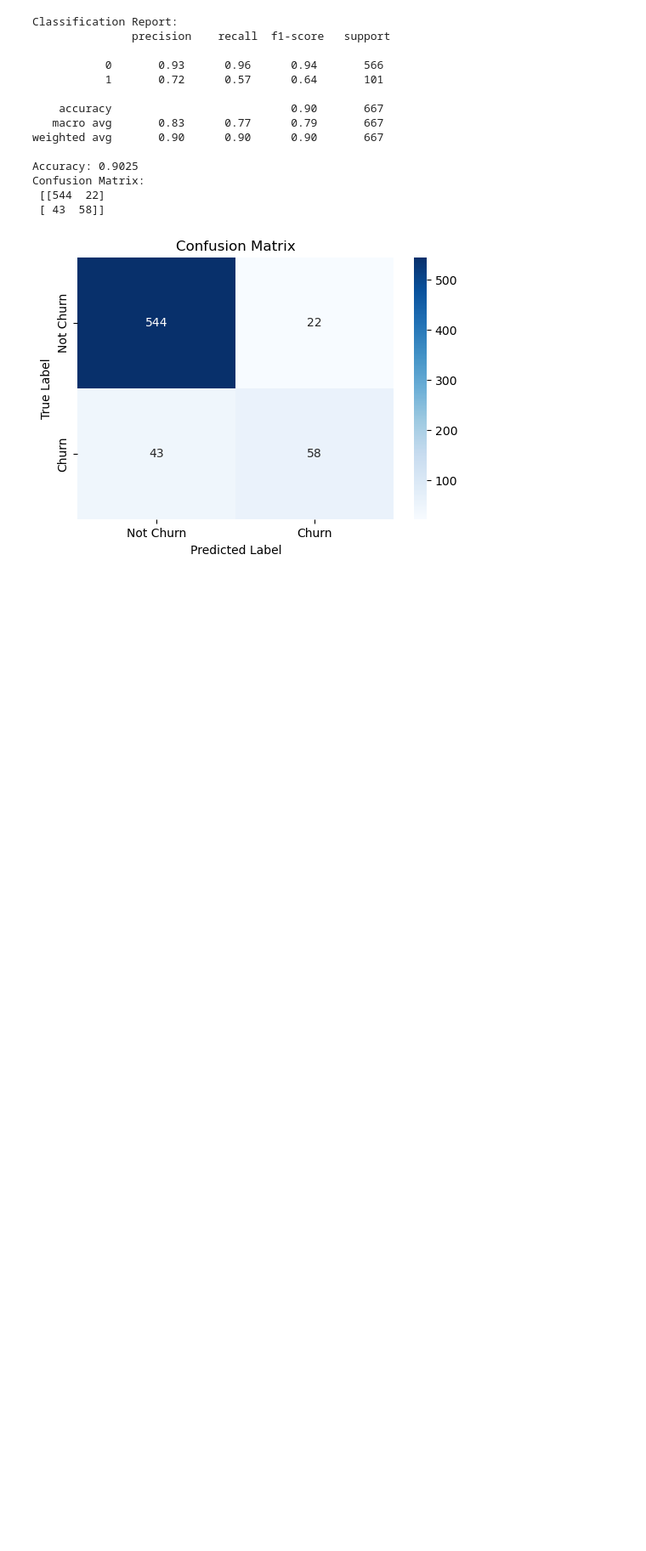
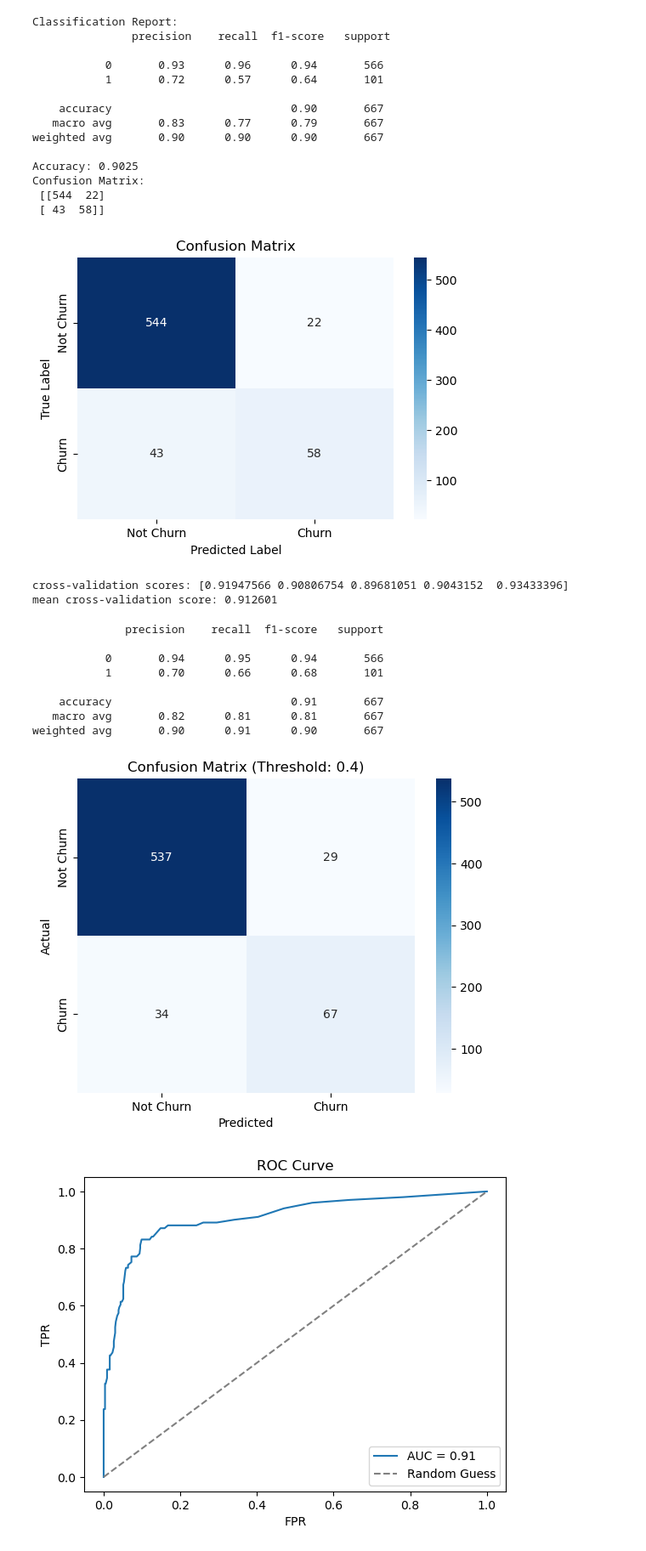
Before and after one commit to FildaKim/Churn-in-Telecoms-Project, a Jupyter notebook: index.ipynb, the cells around one changed output. Shown: that part at 85% size. Drawn from its saved outputs; the diff is of its cells as text; code cells hidden in the pictures; blank space fills up the shorter version.

```diff
--- a/index.ipynb
+++ b/index.ipynb
@@ -156,6 +112,7 @@ Highly correlated feature pairs: [('number vmail messages', 'voice mail plan_enc
 # %%
-X_train= X_train_encoded.drop(columns=["phone number", "area code", "total day charge", "total eve charge", "total night charge", "total intl charge"])
-X_test = X_test_encoded.drop(columns=["phone number", "area code", "total day charge", "total eve charge", "total night charge", "total intl charge"])
+columns_to_drop = ["phone number", "area code", "total day charge", "total eve charge", "total night charge", "total intl charge"]
+X_train= X_train_encoded.drop(columns = columns_to_drop)
+X_test = X_test_encoded.drop(columns=columns_to_drop)
 
 
 X_train.head()
@@ -174,15 +131,9 @@ from sklearn.preprocessing import StandardScaler
 # Initialize the scaler
 scaler = StandardScaler()
 
-# Fit only on training data to avoid data leakage
-X_train_scaled = scaler.fit_transform(X_train)
+X_train_scaled = pd.DataFrame(scaler.fit_transform(X_train), columns=X_train.columns)
+X_test_scaled = pd.DataFrame(scaler.transform(X_test), columns=X_test.columns)
 
-# Transform the test set using the same scaler
-X_test_scaled = scaler.transform(X_test)
-
-# Convert back to DataFrame for consistency
-X_train_scaled = pd.DataFrame(X_train_scaled, columns=X_train.columns)
-X_test_scaled = pd.DataFrame(X_test_scaled, columns=X_test.columns)
 
 # Verify scaling
 X_train_scaled.head()
@@ -255,11 +196,10 @@ Training data with top features:
 from sklearn.metrics import classification_report, confusion_matrix, accuracy_score
 
 # Retrain the Model on Top Features
-rf_top = RandomForestClassifier(random_state=42)
-rf_top.fit(X_train_top, y_train_encoded)
+rf.fit(X_train_top, y_train_encoded)
 
 # Make predictions on the test set
-y_pred = rf_top.predict(X_test_top)
+y_pred = rf.predict(X_test_top)
 
 # Print classification report
 print("Classification Report:\n", classification_report(y_test_encoded, y_pred))
@@ -297,3 +237,52 @@ Confusion Matrix:
  [[544  22]
  [ 43  58]]
 [figure]
+# %%
+from sklearn.model_selection import cross_val_score
+
+# Perform 5 fold cross vaildation
+cv_scores = cross_val_score(rf, X_train_top, y_train_encoded,cv=5, scoring='accuracy')
+
+print(f"cross-validation scores: {cv_scores}")
+print(f"mean cross-validation score: {cv_scores.mean():4f}")
+# %% [output]
+cross-validation scores: [0.91947566 0.90806754 0.89681051 0.9043152  0.93433396]
+mean cross-validation score: 0.912601
+# %%
+from sklearn.metrics import roc_curve
+from sklearn.metrics import roc_curve, roc_auc_score
+
+# Predict probabilities and adjust threshold
+threshold = 0.4
+y_prob = rf.predict_proba(X_test_top)[:, 1]
+y_pred = (y_prob >= threshold).astype(int)
+
+# Evaluation: Classification Report and Confusion Matrix
+print(classification_report(y_test_encoded, y_pred))
+sns.heatmap(confusion_matrix(y_test_encoded, y_pred), annot=True, fmt='d', cmap='Blues',
+            xticklabels=['Not Churn', 'Churn'], yticklabels=['Not Churn', 'Churn'])
+plt.title(f"Confusion Matrix (Threshold: {threshold})")
+plt.xlabel("Predicted")
+plt.ylabel("Actual")
+plt.show()
+
+# ROC Curve
+fpr, tpr, _ = roc_curve(y_test_encoded, y_prob)
+plt.plot(fpr, tpr, label=f"AUC = {roc_auc_score(y_test_encoded, y_prob):.2f}")
+plt.plot([0, 1], [0, 1], '--', color='gray', label="Random Guess")
+plt.xlabel("FPR")
+plt.ylabel("TPR")
+plt.title("ROC Curve")
+plt.legend()
+plt.show()
+# %% [output]
+              precision    recall  f1-score   support
+
+           0       0.94      0.95      0.94       566
+           1       0.70      0.66      0.68       101
+
+    accuracy                           0.91       667
+   macro avg       0.82      0.81      0.81       667
+weighted avg       0.90      0.91      0.90       667
+[figure, added]
+[figure, added]
```
Also changed, not shown: parts of 3 cells of this notebook.
